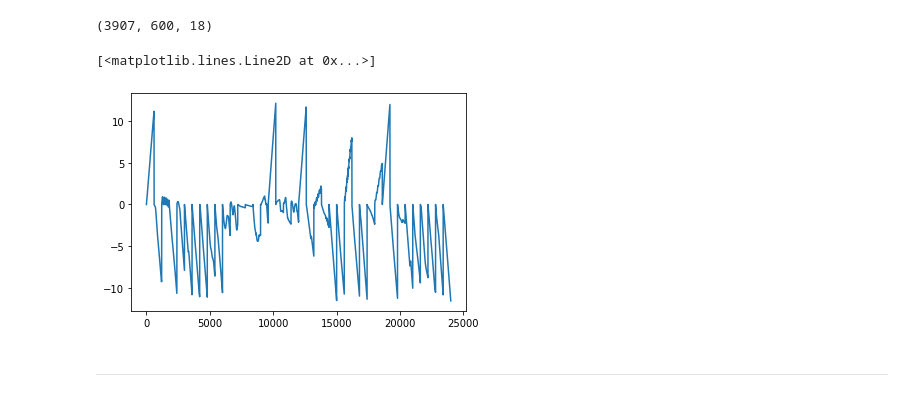
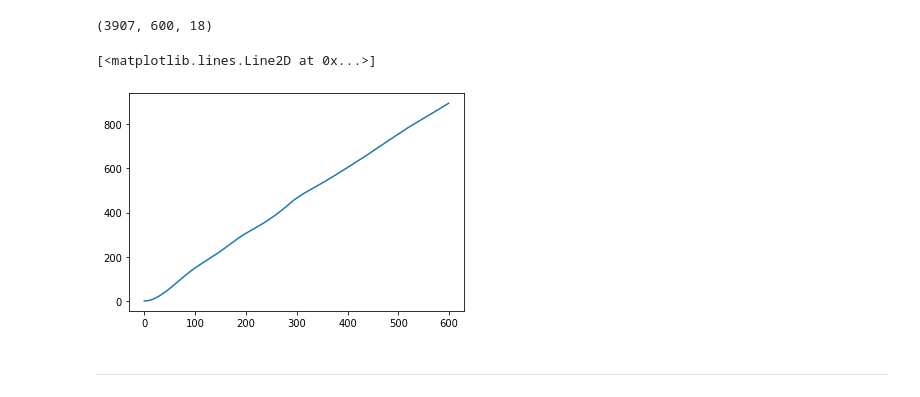
Before and after one commit to Kitsunetic/motion-classification-dacon, a Jupyter notebook: 0201 EDA.ipynb, the cells around one changed output. Saved outputs shown, nothing was run; the diff lists cells and outputs as text; code cells hidden in the pictures.

```diff
--- a/EDA.ipynb
+++ b/0201 EDA.ipynb
@@ -228,10 +228,10 @@ X.shape
 # %% [output]
 (3907, 600, 18)
 # %%
-plt.plot(additives[:40, :, 0].flatten())
+plt.plot(additives[250, :, 9].flatten())
 # %% [output]
 [<matplotlib.lines.Line2D at 0x...>]
-[figure, old version]
+[figure, new version]
 # %% [markdown]
 ---
 # %% [markdown]
```
Also changed, not shown: 1 other file.
